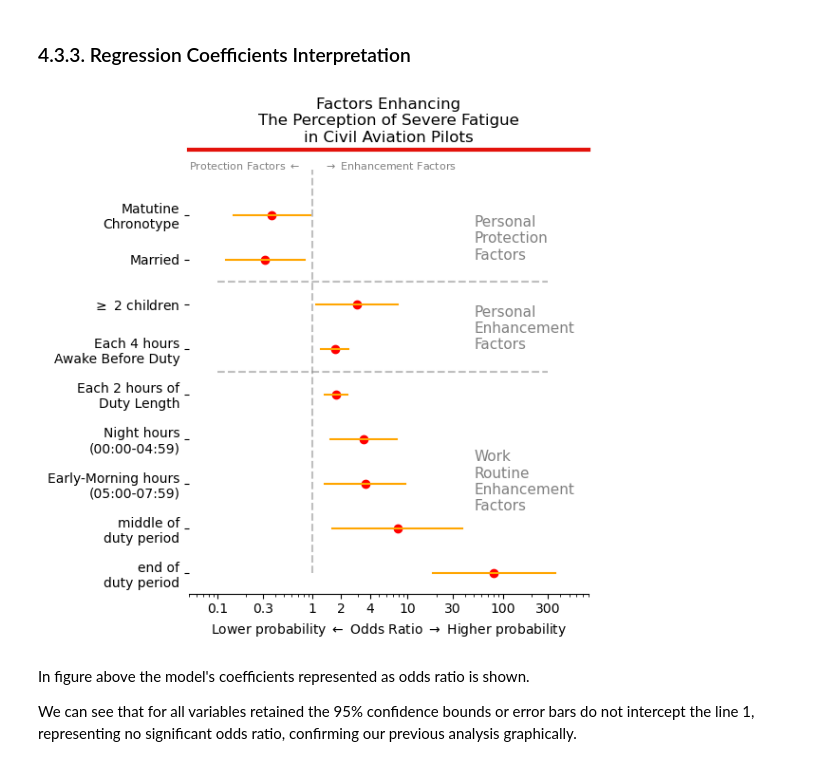
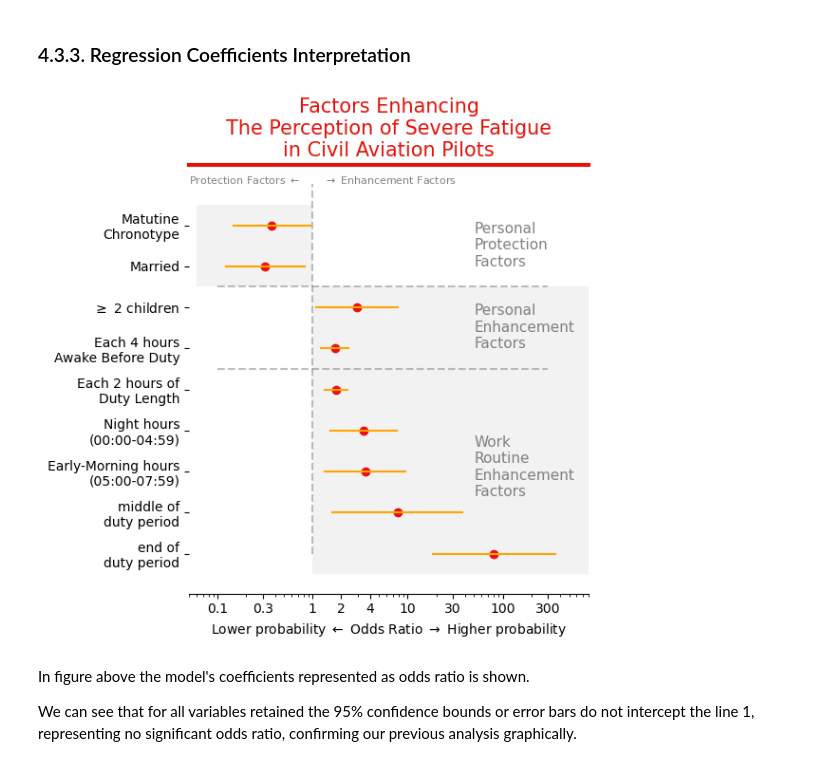
Before and after one commit to jlpscampos/Perception-of-Excessive-Sleepiness-and-Severe-Fatigue-in-Civil-Aviation-Pilots, a Jupyter notebook: regression_fatigue.ipynb, the cells around one changed output. Cells and saved outputs as stored; diff of their text form; code cells hidden in the pictures.

```diff
--- a/regression_fatigue.ipynb
+++ b/regression_fatigue.ipynb
@@ -528,35 +528,39 @@ ax.plot([1,1],[0,len(df_coefs)], '--', color = 'gray', alpha = 0.5)
 ax.plot([0.1,300], [4.5, 4.5], '--', color = 'gray', alpha = 0.5)
 ax.plot([0.1,300], [6.5, 6.5], '--', color = 'gray', alpha = 0.5)
 
 ax.set_xscale('log')
 ax.spines['top'].set_visible(True)
 ax.spines['top'].set_color('#E3120B')
 ax.spines['top'].set_linewidth(3)
 ax.spines['right'].set_visible(False)
 ax.spines['bottom'].set_visible(True)
 ax.spines['left'].set_visible(False)
 
 labs = ['end of\nduty period','middle of\nduty period','Early-Morning hours\n(05:00-07:59)','Night hours\n(00:00-04:59)',
         'Each 2 hours of\nDuty Length',
         'Each 4 hours\nAwake Before Duty', r'$\geq$ 2 children', 'Married', 'Matutine\nChronotype']
 ax.set_yticks(list(range(len(df_coefs))), labels = labs)
 ax.set_xticks([0.1, 0.3, 1, 2, 4, 10, 30, 100, 300], labels = [0.1, 0.3, 1, 2, 4, 10, 30, 100, 300])
 ax.set_xlim([0.05, 800])
 
 ax.set_xlabel(r"Lower probability $\leftarrow$ Odds Ratio $\rightarrow$ Higher probability")
-ax.set_title('Factors Enhancing\nThe Perception of Severe Fatigue\nin Civil Aviation Pilots')
+ax.set_title('Factors Enhancing\nThe Perception of Severe Fatigue\nin Civil Aviation Pilots',
+             color = '#E3120B', size = 15)
 
 ax.text(0.05,9,r'Protection Factors $\leftarrow$',color = 'gray', size = 8 )
 ax.text(1.3,9,   r'$\rightarrow$ Enhancement Factors',color = 'gray', size = 8 )
 ax.text(50,1.4, 'Work\nRoutine\nEnhancement\nFactors', color = 'gray', size = 11)
 ax.text(50,5, 'Personal\nEnhancement\nFactors', color = 'gray', size = 11)
 ax.text(50,7, 'Personal\nProtection\nFactors', color = 'gray', size = 11)
 
+ax.fill([1,800,800,1],[-0.5,-0.5,4.5,4.5], color = 'gray', alpha = 0.1, edgecolor = None)
+ax.fill([1,800,800,1],[6.5,6.5,4.5,4.5], color = 'gray', alpha = 0.1, edgecolor = None)
+ax.fill([1,0.06,0.06,1],[6.5,6.5,8.5,8.5], color = 'gray', alpha = 0.1 , edgecolor = None)
 plt.tight_layout()
 plt.show()
 fig.savefig('figures/fatigue_coeffs_odds.png')
 # %% [output]
-[figure, old version]
+[figure, new version]
 # %% [markdown]
 In figure above the model's coefficients represented as odds ratio is shown.
 
```
Also changed, not shown: parts of 1 cell of this notebook, 3 other files.
